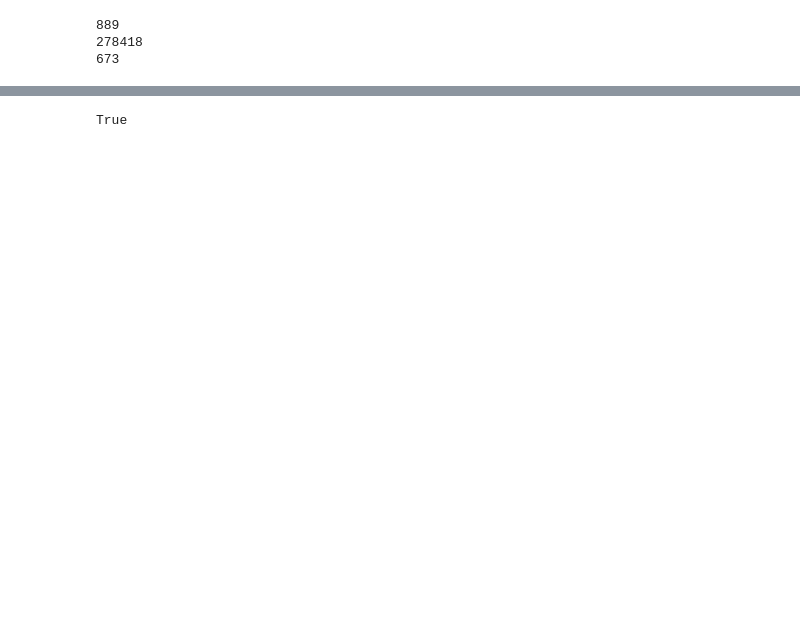
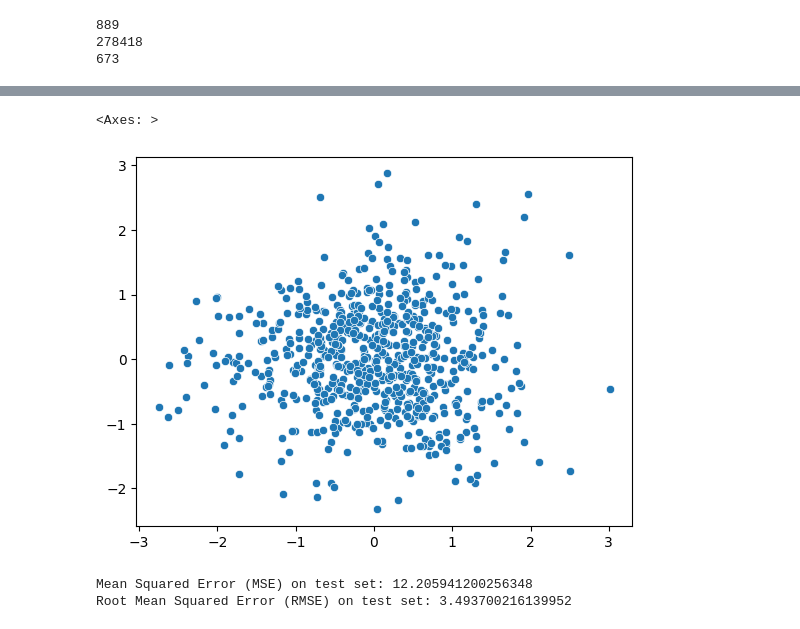
Before and after one commit to JoshiPrabin/Recommendation-System, a Jupyter notebook: Neural_network.ipynb, the cells around one changed output, grey strips where cells are left out. Saved outputs shown, nothing was run; the diff lists cells and outputs as text; code cells hidden in the pictures; blank space fills up the shorter version.

```diff
--- a/Neural_network.ipynb
+++ b/Neural_network.ipynb
@@ -158,4 +157,4 @@ prod = Dot(name="Dot-Product", axes=1)([book_flat, user_flat])
 model = Model([user_input, book_input], prod)
 model.compile('adam', 'mean_squared_error')
 # %%
-history = model.fit([df_for_nn['User-ID'], df_for_nn['Book-ID']], df_for_nn['Book-Rating'], epochs=10, verbose=1)
+history = model.fit([train['User-ID'], train['Book-ID']], train['Book-Rating'], epochs=50, verbose=1)
@@ -162,12 +179,12 @@ history = model.fit([df_for_nn['User-ID'], df_for_nn['Book-ID']], df_for_nn['Boo
 # %%
 import pickle
 # %%
-with open('/content/drive/MyDrive/Neural Network/model(O)', 'wb') as file:
+with open('/content/drive/MyDrive/Neural Network/model(Final)', 'wb') as file:
     pickle.dump(model, file)
 # %%
-with open('/content/drive/MyDrive/Neural Network/model(O)', 'rb') as file:
+with open('/content/drive/MyDrive/Neural Network/model(Final)', 'rb') as file:
     model = pickle.load(file)
-# %%
-"The Testament" in df_for_nn["Book-Title"].values
-# %% [output]
-True
+# %%
+#Visualizing Embeddings
+book_em = model.get_layer('Book-Embedding')
+book_em_weights = book_em.get_weights()[0]
@@ -173,0 +194,17 @@ True
+# %%
+pca = PCA(n_components=2)
+pca_result = pca.fit_transform(book_em_weights)
+sns.scatterplot(x=pca_result[:,0], y=pca_result[:,1])
+# %% [output]
+<Axes: >
+[figure, added]
+# %%
+# Evaluate the model
+mse = model.evaluate([test['User-ID'], test['Book-ID']], test['Book-Rating'], verbose=0)
+print("Mean Squared Error (MSE) on test set:", mse)
+
+rmse = np.sqrt(mse)
+print("Root Mean Squared Error (RMSE) on test set:", rmse)
+# %% [output]
+Mean Squared Error (MSE) on test set: 12.205941200256348
+Root Mean Squared Error (RMSE) on test set: 3.493700216139952
```
Also changed, not shown: parts of 13 cells of this notebook.
